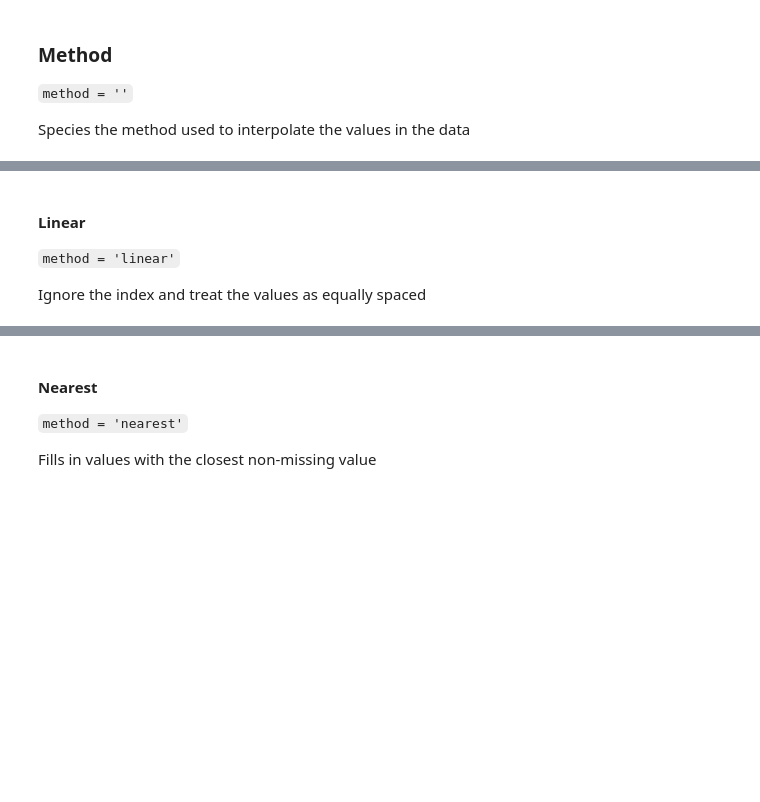
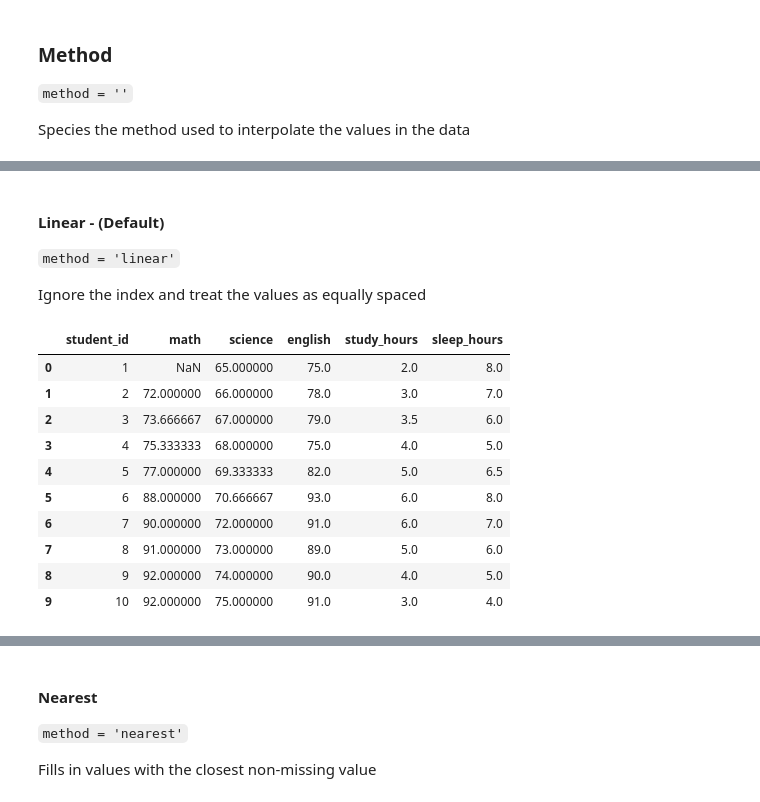
Before and after one commit to AorbTech/Pandas, a Jupyter notebook: 08. Interpolate Function.ipynb, the cells around one changed output, grey strips where cells are left out. Drawn from its saved outputs; the diff is of its cells as text; code cells hidden in the pictures; blank space fills up the shorter version.

```diff
--- a/08. Interpolate Function.ipynb
+++ b/08. Interpolate Function.ipynb
@@ -36,6 +65,20 @@ Species the method used to interpolate the values in the data
 # %% [markdown]
-#### Linear
+#### Linear  - (Default)
 
 `method = 'linear'`
 
 Ignore the index and treat the values as equally spaced
+# %%
+revision.interpolate()  # since linear is the default, we do not have to specify the method
+# %% [output]
+|  | student_id | math | science | english | study_hours | sleep_hours |
+| 0 | 1 | NaN | 65.000000 | 75.0 | 2.0 | 8.0 |
+| 1 | 2 | 72.000000 | 66.000000 | 78.0 | 3.0 | 7.0 |
+| 2 | 3 | 73.666667 | 67.000000 | 79.0 | 3.5 | 6.0 |
+| 3 | 4 | 75.333333 | 68.000000 | 75.0 | 4.0 | 5.0 |
+| 4 | 5 | 77.000000 | 69.333333 | 82.0 | 5.0 | 6.5 |
+| 5 | 6 | 88.000000 | 70.666667 | 93.0 | 6.0 | 8.0 |
+| 6 | 7 | 90.000000 | 72.000000 | 91.0 | 6.0 | 7.0 |
+| 7 | 8 | 91.000000 | 73.000000 | 89.0 | 5.0 | 6.0 |
+| 8 | 9 | 92.000000 | 74.000000 | 90.0 | 4.0 | 5.0 |
+| 9 | 10 | 92.000000 | 75.000000 | 91.0 | 3.0 | 4.0 |
```
Also changed, not shown: parts of 34 cells of this notebook, 1 other file.
